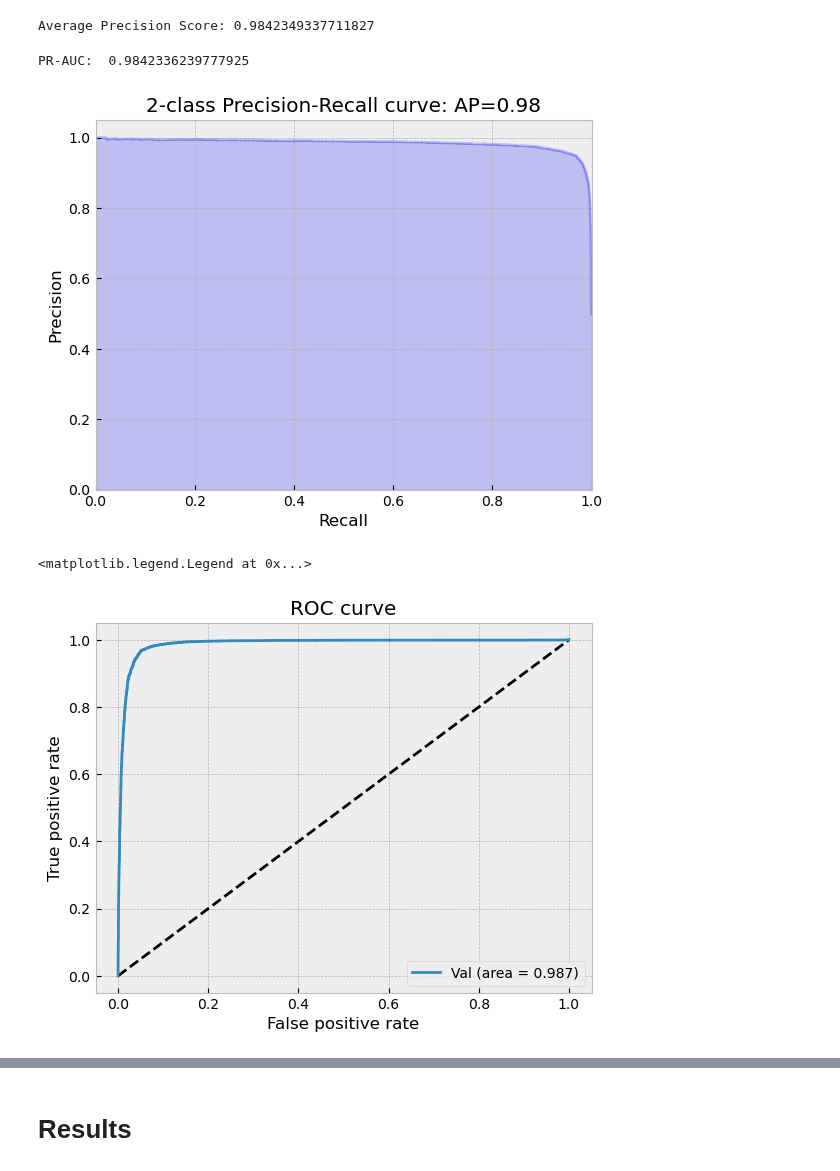
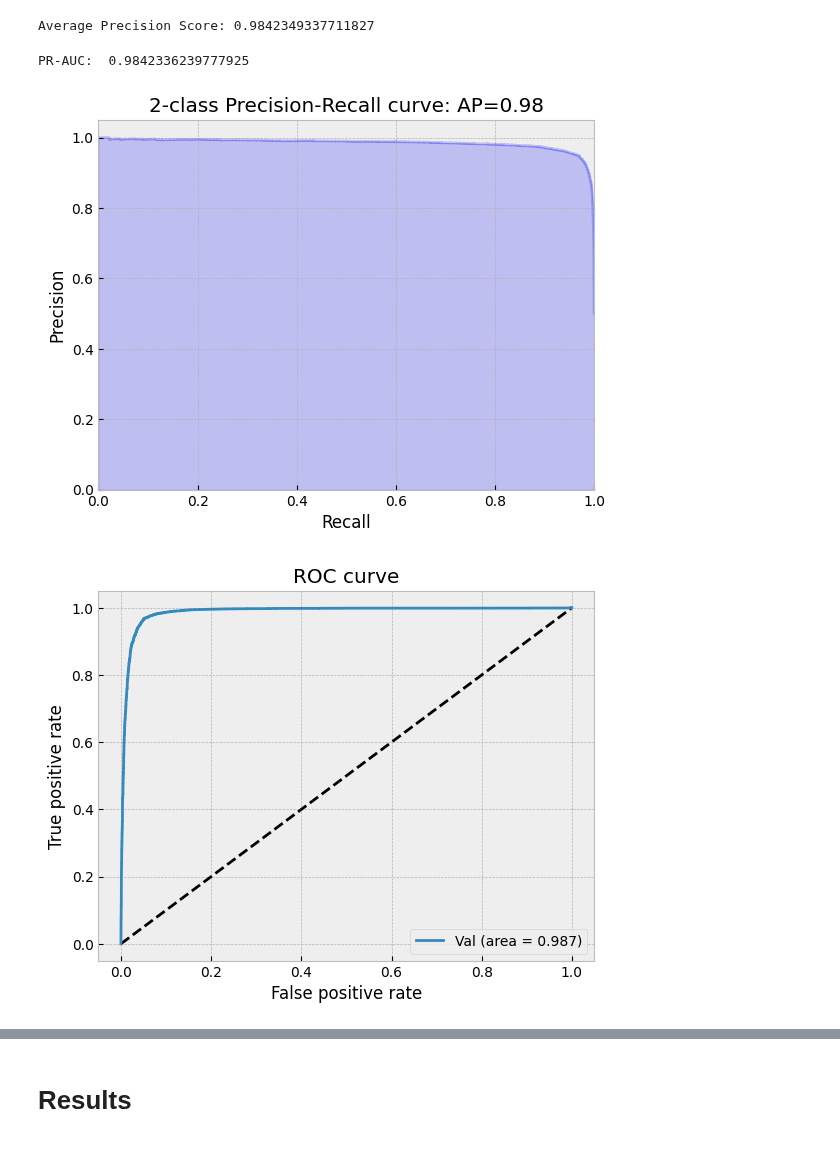
Before and after one commit to lanceyjt/cs598-dlh-team72, a Jupyter notebook: DL4H_Team72.ipynb, the cells around one changed output, grey strips where cells are left out. Drawn from its saved outputs; the diff is of its cells as text; code cells hidden in the pictures.

```diff
--- a/DL4H_Team72.ipynb
+++ b/DL4H_Team72.ipynb
@@ -1000,42 +985,25 @@ Average Precision Score: 0.9842349337711827
 # %%
-average_precision = average_precision_score(y_label, y_pred)
-precision, recall, _ = precision_recall_curve(y_label, y_pred)
-
-# In matplotlib < 1.5, plt.fill_between does not have a 'step' argument
-step_kwargs = ({'step': 'post'}
-               if 'step' in signature(plt.fill_between).parameters
-               else {})
-plt.step(recall, precision, color='b', alpha=0.2,
-         where='post')
-plt.fill_between(recall, precision, alpha=0.2, color='b', **step_kwargs)
-
-plt.xlabel('Recall')
-plt.ylabel('Precision')
-plt.ylim([0.0, 1.05])
-plt.xlim([0.0, 1.0])
-plt.title('2-class Precision-Recall curve: AP={0:0.2f}'.format(
-          average_precision))
-
-pr_auc_score = auc(recall, precision)
-print('PR-AUC: ', pr_auc_score)
+DrawPrecisionRecall(y_label, y_pred)
 # %% [output]
 PR-AUC:  0.9842336239777925
-[figure, old version]
+[figure, new version]
+# %%
+def DrawROC(y, y_pred):
+  # ROC Curve
+  fpr, tpr, thresholds = roc_curve(y_label, y_pred)
+  auc_score = auc(fpr, tpr)
+
+  plt.figure(1)
+  plt.plot([0, 1], [0, 1], 'k--')
+  plt.plot(fpr, tpr, label='Val (area = {:.3f})'.format(auc_score))
+  plt.xlabel('False positive rate')
+  plt.ylabel('True positive rate')
+  plt.title('ROC curve')
+  plt.legend(loc='best')
 # %%
-# ROC Curve
-fpr, tpr, thresholds = roc_curve(y_label, y_pred)
-auc_score = auc(fpr, tpr)
-
-plt.figure(1)
-plt.plot([0, 1], [0, 1], 'k--')
-plt.plot(fpr, tpr, label='Val (area = {:.3f})'.format(auc_score))
-plt.xlabel('False positive rate')
-plt.ylabel('True positive rate')
-plt.title('ROC curve')
-plt.legend(loc='best')
+DrawROC(y_label, y_pred)
 # %% [output]
-<matplotlib.legend.Legend at 0x...>
-[figure, old version]
+[figure, new version]
 # %%
 print('F1 score:', f1_score(y_label, (np.array(y_pred)>0.5)))
 # %% [output]
```
Also changed, not shown: parts of 25 cells of this notebook.
